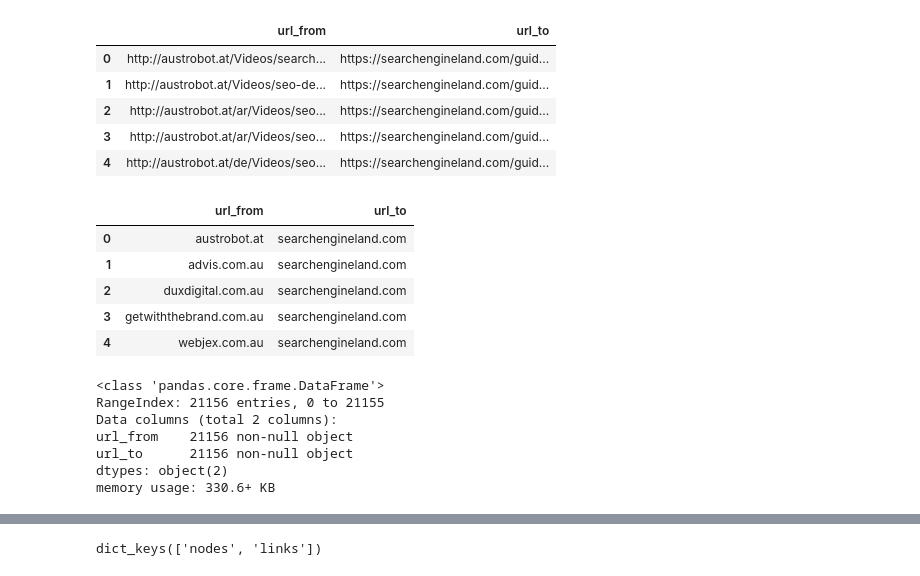
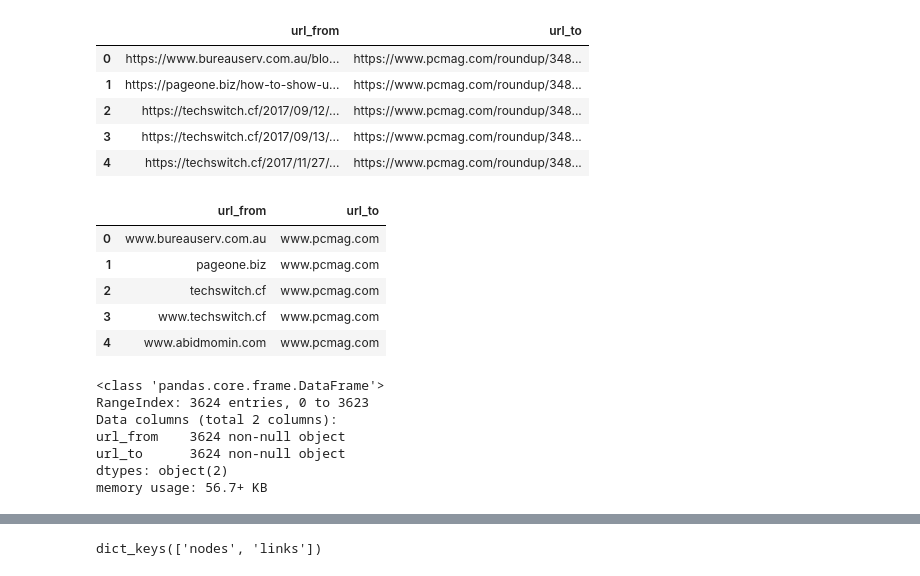
Before and after one commit to llfelicilda/ahrefs_data_explore, a Jupyter notebook: network_analysis.ipynb, the cells around one changed output, grey strips where cells are left out. Cells and saved outputs as stored; diff of their text form; code cells hidden in the pictures.

```diff
--- a/network_analysis.ipynb
+++ b/network_analysis.ipynb
@@ -42,5 +53,5 @@ pd.set_option('display.max_columns', 50)
 # %%
-backlinks = jl.load('data/seo_backlinks.jl')
+backlinks = jl.load('data/bestseo_backlinks.jl')
 # %%
 backlinks.head()
 # %% [output]
@@ -55,35 +66,35 @@ links = backlinks[backlinks.nofollow == False][['url_from', 'url_to']].reset_ind
 links.head()
 # %% [output]
 |  | url_from | url_to |
-| 0 | http://austrobot.at/Videos/search... | https://searchengineland.com/guid... |
-| 1 | http://austrobot.at/Videos/seo-de... | https://searchengineland.com/guid... |
-| 2 | http://austrobot.at/ar/Videos/seo... | https://searchengineland.com/guid... |
-| 3 | http://austrobot.at/ar/Videos/seo... | https://searchengineland.com/guid... |
-| 4 | http://austrobot.at/de/Videos/seo... | https://searchengineland.com/guid... |
+| 0 | https://www.bureauserv.com.au/blo... | https://www.pcmag.com/roundup/348... |
+| 1 | https://pageone.biz/how-to-show-u... | https://www.pcmag.com/roundup/348... |
+| 2 | https://techswitch.cf/2017/09/12/... | https://www.pcmag.com/roundup/348... |
+| 3 | https://techswitch.cf/2017/09/13/... | https://www.pcmag.com/roundup/348... |
+| 4 | https://techswitch.cf/2017/11/27/... | https://www.pcmag.com/roundup/348... |
 # %%
-links['url_from'] = links.url_from.apply(lambda x: tldextract.extract(x).registered_domain)
-links['url_to'] = links.url_to.apply(lambda x: tldextract.extract(x).registered_domain)
+links['url_from'] = links.url_from.apply(lambda x: '{uri.netloc}'.format(uri=urlparse(x)))
+links['url_to'] = links.url_to.apply(lambda x: '{uri.netloc}'.format(uri=urlparse(x)))
 links = links[(links.url_from != '') & (links.url_to != '')]
 links = links.drop_duplicates().reset_index(drop=True)
 
 links.head()
 # %% [output]
 |  | url_from | url_to |
-| 0 | austrobot.at | searchengineland.com |
-| 1 | advis.com.au | searchengineland.com |
-| 2 | duxdigital.com.au | searchengineland.com |
-| 3 | getwiththebrand.com.au | searchengineland.com |
-| 4 | webjex.com.au | searchengineland.com |
+| 0 | www.bureauserv.com.au | www.pcmag.com |
+| 1 | pageone.biz | www.pcmag.com |
+| 2 | techswitch.cf | www.pcmag.com |
+| 3 | www.techswitch.cf | www.pcmag.com |
+| 4 | www.abidmomin.com | www.pcmag.com |
 # %%
 links.info()
 # %% [output]
 <class 'pandas.core.frame.DataFrame'>
-RangeIndex: 21156 entries, 0 to 21155
+RangeIndex: 3624 entries, 0 to 3623
 Data columns (total 2 columns):
-url_from    21156 non-null object
-url_to      21156 non-null object
+url_from    3624 non-null object
+url_to      3624 non-null object
 dtypes: object(2)
-memory usage: 330.6+ KB
+memory usage: 56.7+ KB
 # %%
 grouped_src_dst = links.groupby(["url_from","url_to"]).size().reset_index()
 # %%
```
Also changed, not shown: parts of 13 cells of this notebook, 2 other files.
